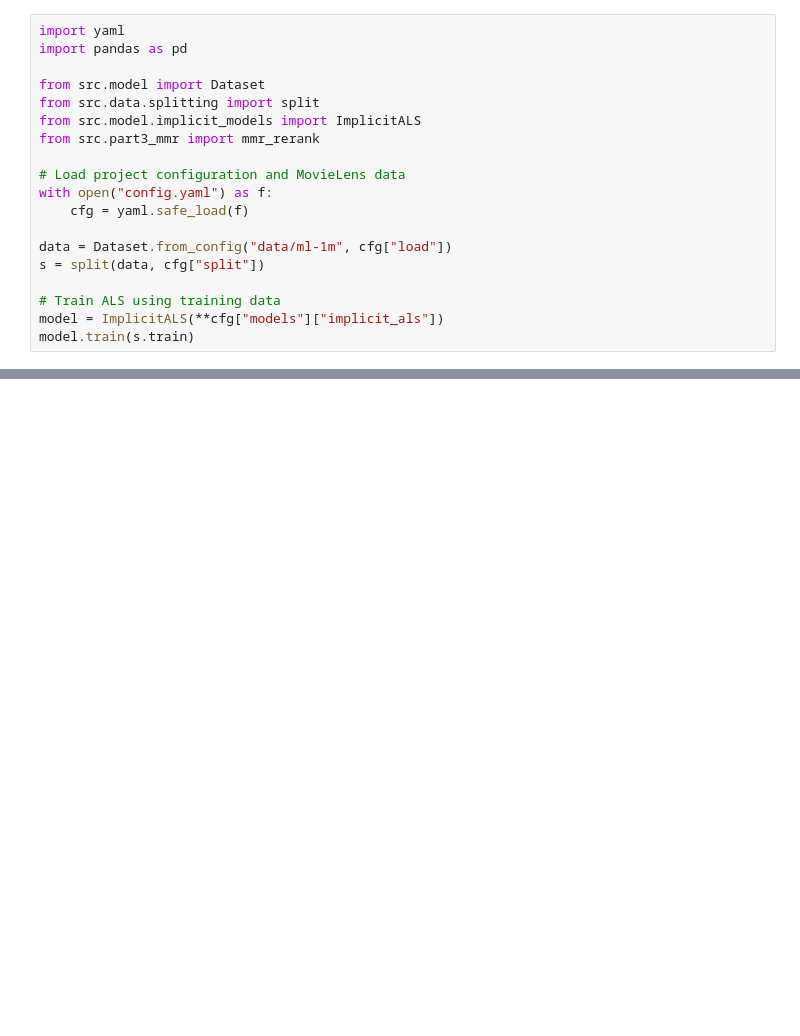
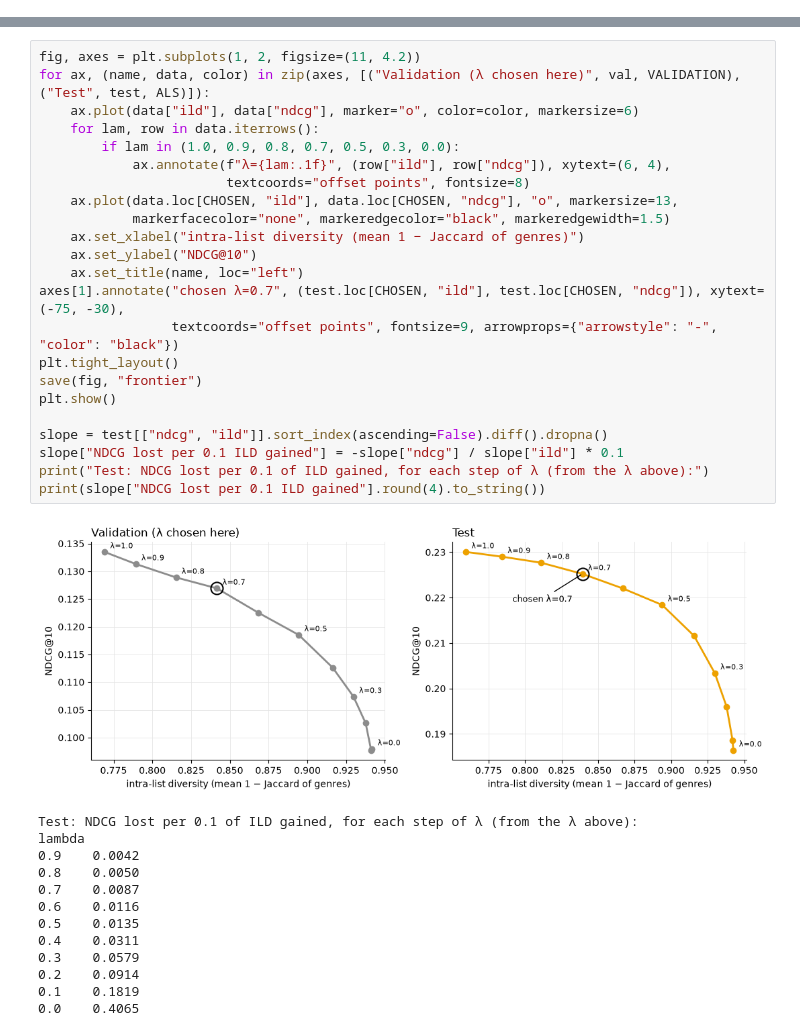
Before and after one commit to halampav/DATA.ML.360-2026-2027-1_group16, a Jupyter notebook: notebooks/05_part3_mmr.ipynb, the cells around one changed output, grey strips where cells are left out. Cells and saved outputs as stored; diff of their text form; blank space fills up the shorter version.

```diff
--- a/notebooks/05_part3_mmr.ipynb
+++ b/notebooks/05_part3_mmr.ipynb
@@ -25,19 +0,0 @@ MMR selects 10 films from the top 100 ALS candidates. It balances the ALS score
-# %%
-import yaml
-import pandas as pd
-
-from src.model import Dataset
-from src.data.splitting import split
-from src.model.implicit_models import ImplicitALS
-from src.part3_mmr import mmr_rerank
-
-# Load project configuration and MovieLens data
-with open("config.yaml") as f:
-    cfg = yaml.safe_load(f)
-
-data = Dataset.from_config("data/ml-1m", cfg["load"])
-s = split(data, cfg["split"])
-
-# Train ALS using training data
-model = ImplicitALS(**cfg["models"]["implicit_als"])
-model.train(s.train)
@@ -354,0 +71,37 @@ We choose λ=0.7 as a compromise: it gives better diversity with a small loss in
+# %%
+fig, axes = plt.subplots(1, 2, figsize=(11, 4.2))
+for ax, (name, data, color) in zip(axes, [("Validation (λ chosen here)", val, VALIDATION), ("Test", test, ALS)]):
+    ax.plot(data["ild"], data["ndcg"], marker="o", color=color, markersize=6)
+    for lam, row in data.iterrows():
+        if lam in (1.0, 0.9, 0.8, 0.7, 0.5, 0.3, 0.0):
+            ax.annotate(f"λ={lam:.1f}", (row["ild"], row["ndcg"]), xytext=(6, 4),
+                        textcoords="offset points", fontsize=8)
+    ax.plot(data.loc[CHOSEN, "ild"], data.loc[CHOSEN, "ndcg"], "o", markersize=13,
+            markerfacecolor="none", markeredgecolor="black", markeredgewidth=1.5)
+    ax.set_xlabel("intra-list diversity (mean 1 − Jaccard of genres)")
+    ax.set_ylabel("NDCG@10")
+    ax.set_title(name, loc="left")
+axes[1].annotate("chosen λ=0.7", (test.loc[CHOSEN, "ild"], test.loc[CHOSEN, "ndcg"]), xytext=(-75, -30),
+                 textcoords="offset points", fontsize=9, arrowprops={"arrowstyle": "-", "color": "black"})
+plt.tight_layout()
+save(fig, "frontier")
+plt.show()
+
+slope = test[["ndcg", "ild"]].sort_index(ascending=False).diff().dropna()
+slope["NDCG lost per 0.1 ILD gained"] = -slope["ndcg"] / slope["ild"] * 0.1
+print("Test: NDCG lost per 0.1 of ILD gained, for each step of λ (from the λ above):")
+print(slope["NDCG lost per 0.1 ILD gained"].round(4).to_string())
+# %% [output]
+[figure, added]
+Test: NDCG lost per 0.1 of ILD gained, for each step of λ (from the λ above):
+lambda
+0.9    0.0042
+0.8    0.0050
+0.7    0.0087
+0.6    0.0116
+0.5    0.0135
+0.4    0.0311
+0.3    0.0579
+0.2    0.0914
+0.1    0.1819
+0.0    0.4065
```
Also changed, not shown: parts of 42 cells of this notebook, 21 other files.
